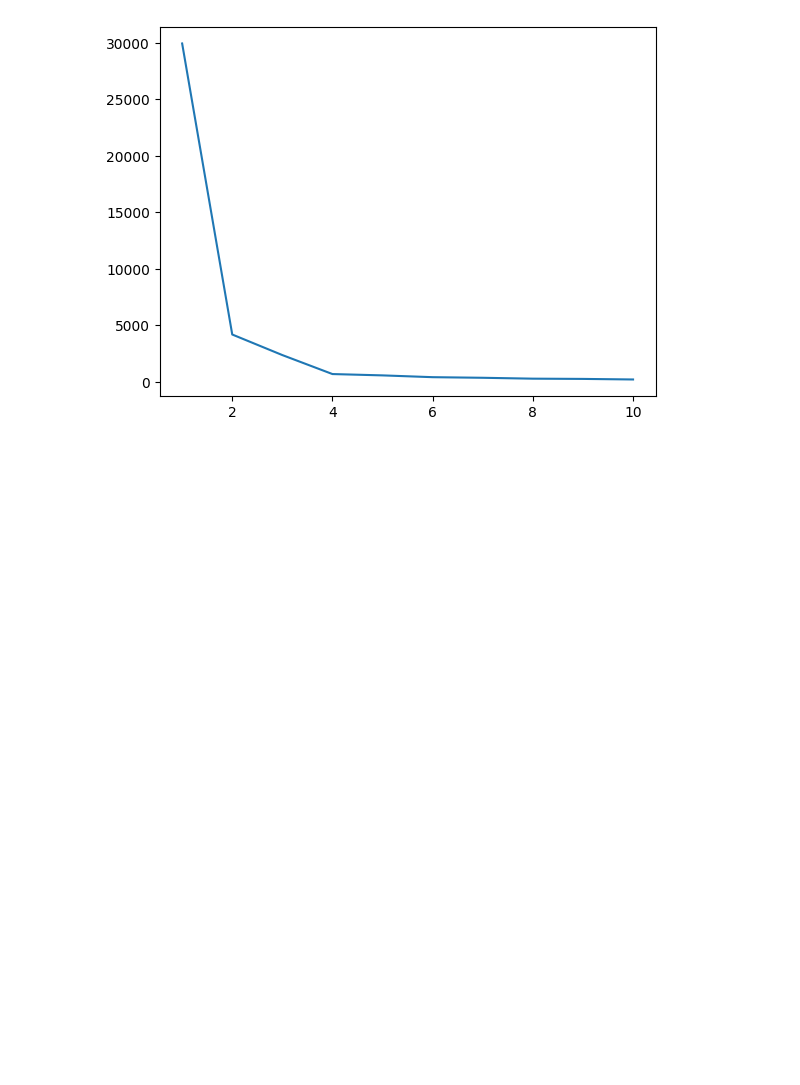
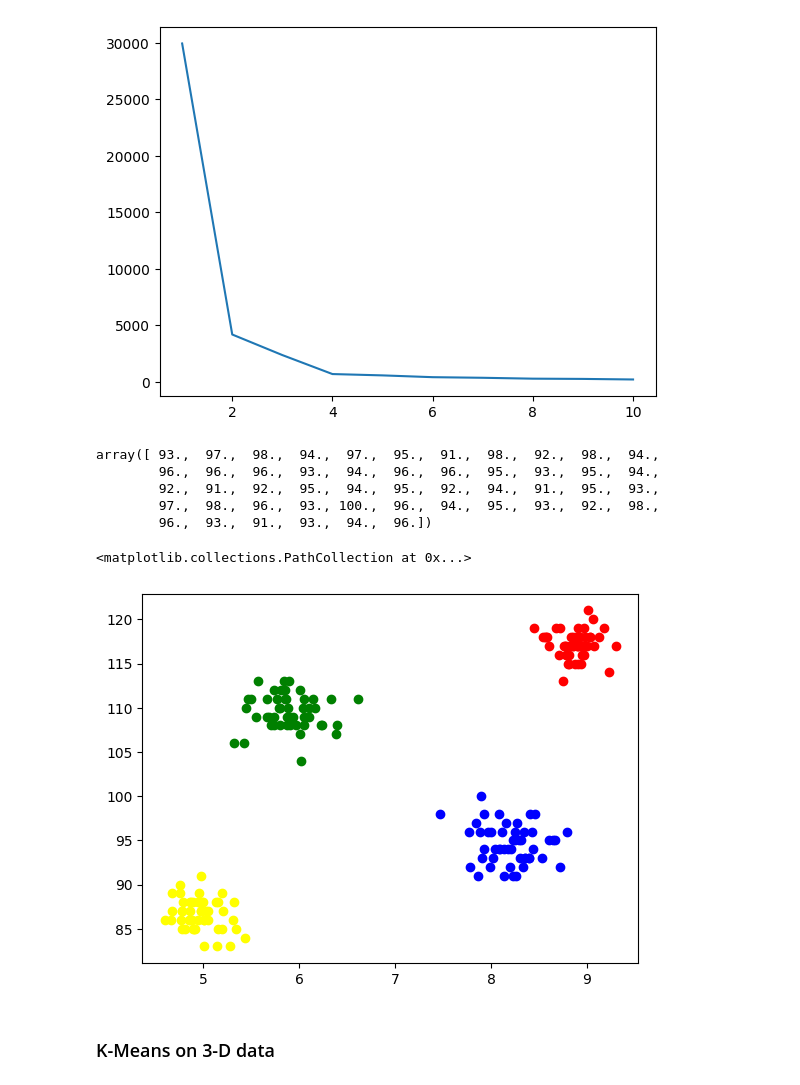
Before and after one commit to ishan-chowdhury/Machine-Learning-CSE11, a Jupyter notebook: K-Means-Clustering/kmeans.ipynb, the cells around one changed output. Cells and saved outputs as stored; diff of their text form; code cells hidden in the pictures; blank space fills up the shorter version.

```diff
--- a/K-Means-Clustering/kmeans.ipynb
+++ b/K-Means-Clustering/kmeans.ipynb
@@ -47,3 +47,27 @@ plt.plot(range(1, 11) , wcss)
 # %% [output]
 [<matplotlib.lines.Line2D at 0x...>]
 [figure]
+# %%
+X = df.iloc[: , :].values
+km = KMeans(n_clusters= 4)
+y_means = km.fit_predict(X)
+# %%
+#All the
+X[y_means == 0 , 1]
+ #This gives all the points which is iq coming in 0 cluster
+# %% [output]
+array([ 93.,  97.,  98.,  94.,  97.,  95.,  91.,  98.,  92.,  98.,  94.,
+        96.,  96.,  96.,  93.,  94.,  96.,  96.,  95.,  93.,  95.,  94.,
+        92.,  91.,  92.,  95.,  94.,  95.,  92.,  94.,  91.,  95.,  93.,
+        97.,  98.,  96.,  93., 100.,  96.,  94.,  95.,  93.,  92.,  98.,
+        96.,  93.,  91.,  93.,  94.,  96.])
+# %%
+plt.scatter(X[y_means == 0 , 0 ], X[y_means ==  0 , 1] , color = 'blue')
+plt.scatter(X[y_means == 1 , 0 ], X[y_means ==  1 , 1] , color = 'green')
+plt.scatter(X[y_means == 2 , 0 ], X[y_means ==  2 , 1] , color = 'red')
+plt.scatter(X[y_means == 3 , 0 ], X[y_means ==  3 , 1] , color = 'yellow')
+# %% [output]
+<matplotlib.collections.PathCollection at 0x...>
+[figure, added]
+# %% [markdown]
+### K-Means on 3-D data ###
```
Also changed, not shown: parts of 8 cells of this notebook, 3 other files.
